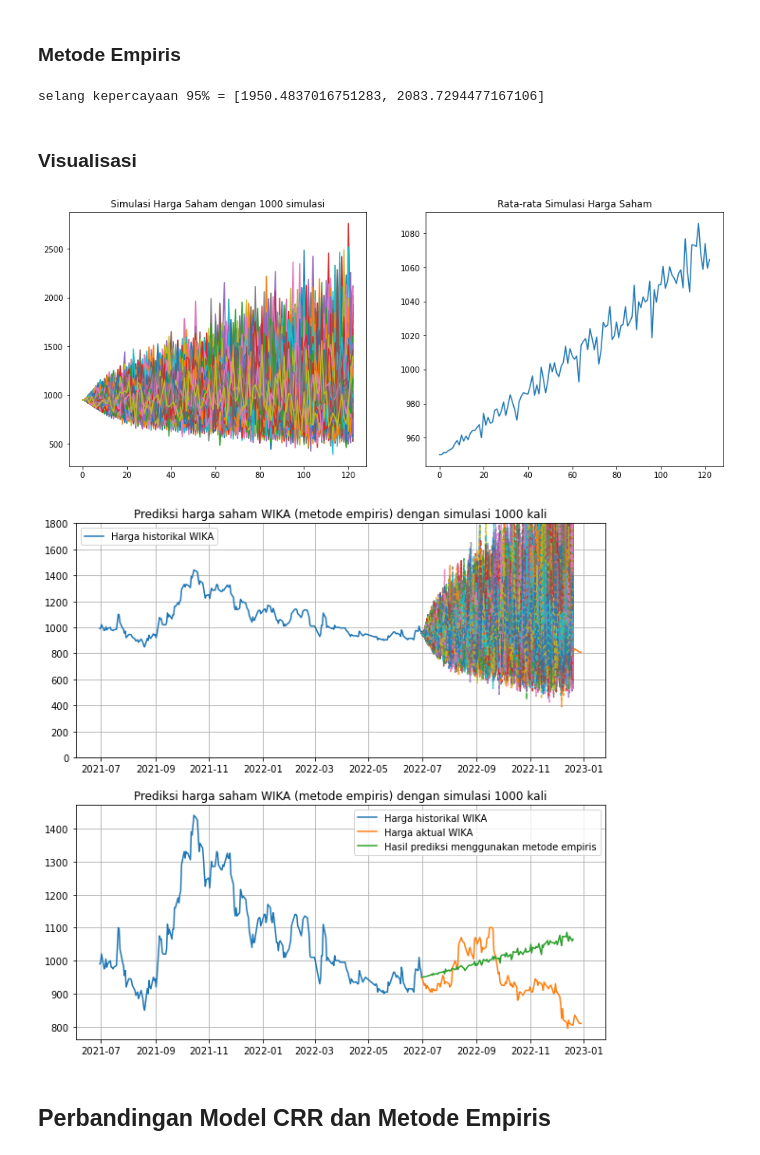
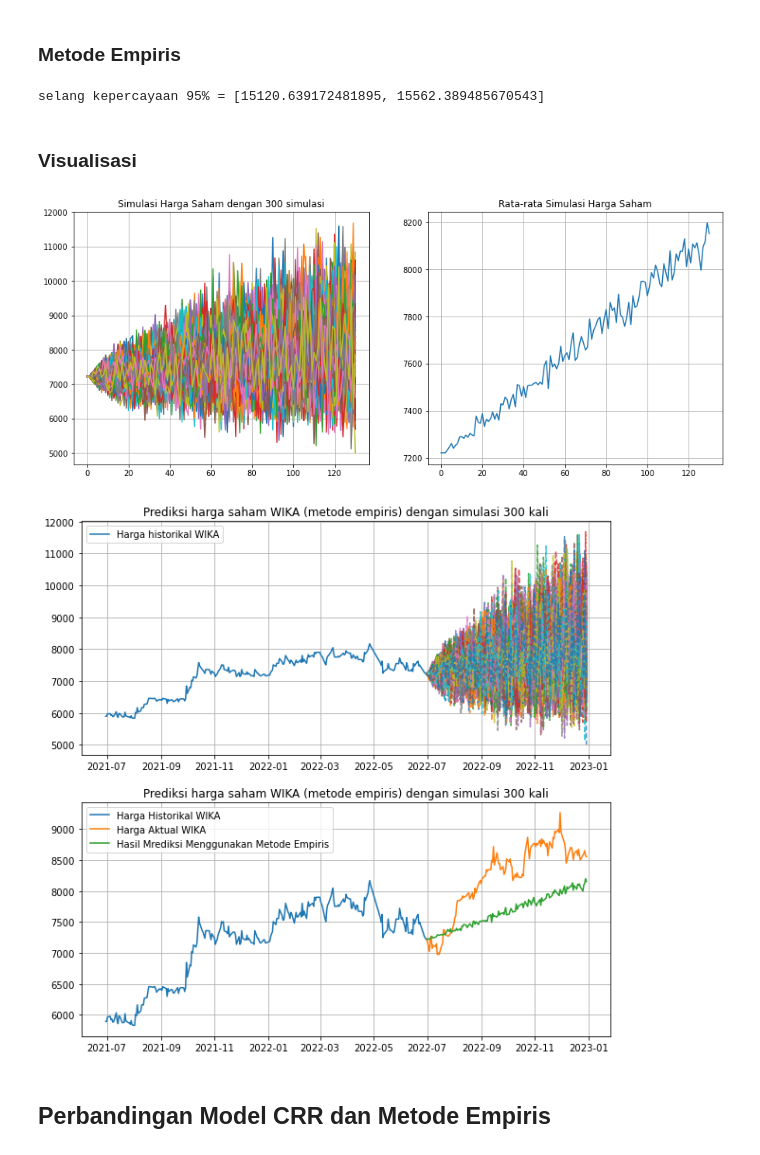
Before and after one commit to Heritsam/monte-carlo-stocks-prediction, a Jupyter notebook: wika.ipynb, the cells around one changed output. Saved outputs shown, nothing was run; the diff lists cells and outputs as text; code cells hidden in the pictures.

```diff
--- a/wika.ipynb
+++ b/wika.ipynb
@@ -17,12 +17,12 @@ import yfinance as yf
 import pandas as pd
 from pandas_datareader import data as pdr
 # %%
-ywika = yf.Ticker('WIKA.JK')
+ywika = yf.Ticker('BBCA.JK')
 
 # get historical market data
 overall = ywika.history(start='2021-06-30', end='2022-12-30')
 hist = ywika.history(start='2021-06-30', end='2022-07-02')
-actual = ywika.history(start='2022-07-01', end='2022-12-30')
+actual = ywika.history(start='2022-07-01', end='2022-12-31')
 
 hist.to_csv('hist.csv')
 actual.to_csv('actual.csv')
@@ -40,8 +40,8 @@ plt.grid()
 # %% [markdown]
 ## Persiapan Simulasi
 # %%
-sim_days = len(hist) // 2
-simulations = 1000
+sim_days = len(actual)
+simulations = 300
 
 r = 0.055
 T = 1
@@ -71,15 +71,15 @@ p = 0.4980729104401249
 ### Parameter Metode Empiris
 # %%
 hist['return'] = [hist.Close[i] / hist.Close[i-1] for i in range(1,len(hist))]+[0]
-ret = np.array(hist['return'][0:int(len(hist) / 2)])
+ret = np.array(hist['return'][0:int(len(hist)-1)])
 
-up_empirical = np.mean(ret[ret > 1])
-down_empirical = np.mean(ret[ret <= 1])
-p_empirical = len(ret[ret > 1]) / len(ret)
+up_empirical = np.mean(ret[ret >= 1])
+down_empirical = np.mean(ret[ret < 1])
+p_empirical = len(ret[ret >= 1]) / len(ret)
 avret = np.mean(ret)
 
-print('mean, std up', np.mean(ret[ret > 1]), np.std(ret[ret > 1]))
-print('mean, std down', np.mean(ret[ret <= 1]), np.std(ret[ret <= 1]))
+print('mean, std up', np.mean(ret[ret >= 1]), np.std(ret[ret >= 1]))
+print('mean, std down', np.mean(ret[ret < 1]), np.std(ret[ret < 1]))
 
 print('up', up_empirical)
 print('down', down_empirical)
@@ -242,7 +243,7 @@ confidence_interval = [avg - 1.96 * std, avg + 1.96 * std]
 
 print('selang kepercayaan 95% =', confidence_interval)
 # %% [output]
-selang kepercayaan 95% = [1950.4837016751283, 2083.7294477167106]
+selang kepercayaan 95% = [15120.639172481895, 15562.389485670543]
 # %% [markdown]
 ### Visualisasi
 # %%
@@ -258,33 +259,34 @@ ax2.plot(smean_empirical)
 
 ax1.title.set_text(f'Simulasi Harga Saham dengan {simulations} simulasi')
 ax2.title.set_text('Rata-rata Simulasi Harga Saham')
-plt.show()
+
+ax1.grid()
+ax2.grid()
 # %% [output]
-[figure, old version]
+[figure, new version]
 # %%
 fig, (ax1, ax2) = plt.subplots(2, 1, figsize=(10, 10))
 
 ax1.plot(hist['Close'], label='Harga historikal WIKA')
 ax1.plot(actual['Close'])
-[ax1.plot(pd.Series(k[1:], index=actual.index[:-7]), alpha=0.8, linestyle='--') for k in smt]
+[ax1.plot(pd.Series(k[1:], index=actual.index), alpha=0.8, linestyle='--') for k in smt]
 
-ax2.plot(hist['Close'], label='Harga historikal WIKA')
-ax2.plot(actual['Close'], label='Harga aktual WIKA')
-ax2.plot(pd.Series(smean_empirical[1:], index=actual.index[:-7]), label='Hasil prediksi menggunakan metode empiris')
+ax2.plot(hist['Close'], label='Harga Historikal WIKA')
+ax2.plot(actual['Close'], label='Harga Aktual WIKA')
+ax2.plot(pd.Series(smean_empirical[1:], index=actual.index), label='Hasil Mrediksi Menggunakan Metode Empiris')
 
 ax1.set_title(f'Prediksi harga saham WIKA (metode empiris) dengan simulasi {simulations} kali')
 ax2.set_title(f'Prediksi harga saham WIKA (metode empiris) dengan simulasi {simulations} kali')
-ax1.set_ylim(0, 1800)
 
 ax1.grid()
 ax2.grid()
 
 ax1.legend()
 ax2.legend()
 
 plt.show()
 # %% [output]
-[figure, old version]
+[figure, new version]
 # %% [markdown]
 ## Perbandingan Model CRR dan Metode Empiris
 # %%
```
Also changed, not shown: parts of 9 cells of this notebook, 4 other files.
